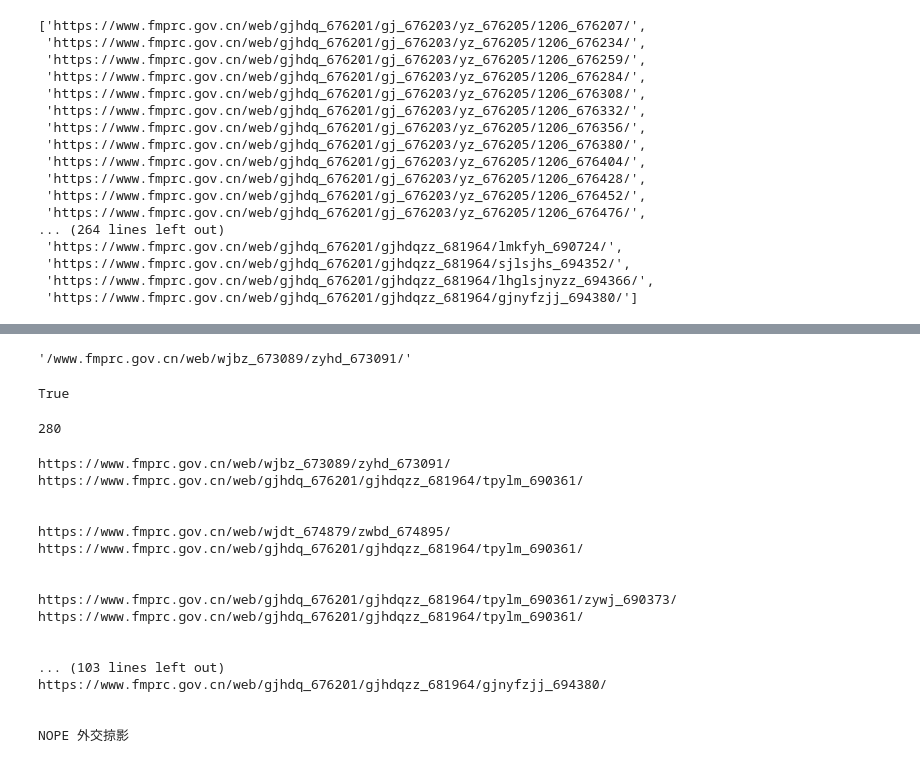
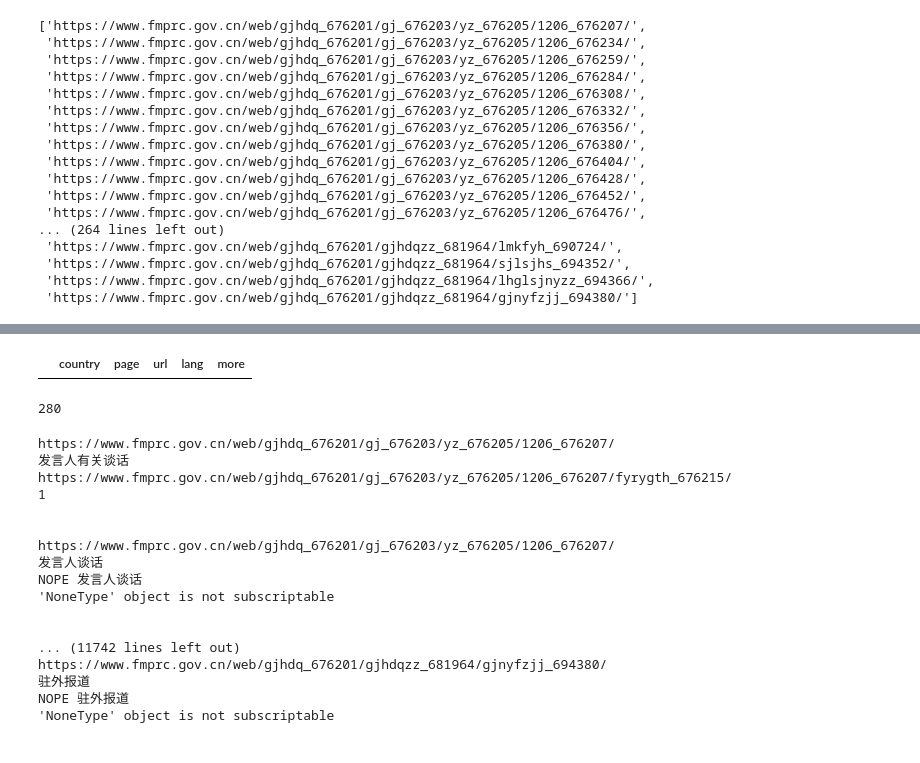
Before and after one commit to jjwalker3/chinaMFA, a Jupyter notebook: directoryScraping.ipynb, the cells around one changed output, grey strips where cells are left out. Saved outputs shown, nothing was run; the diff lists cells and outputs as text; code cells hidden in the pictures.

```diff
--- a/directoryScraping.ipynb
+++ b/directoryScraping.ipynb
@@ -105,2 +89,2 @@ soup.find(class_='nav').find_all('a')[-2].text
 # %%
-df = pd.DataFrame(columns=['country','page','url','lang'])
+topLevel = pd.DataFrame(columns=['country','page','url','lang','more'])
@@ -129,57 +91,58 @@ soup = BeautifulSoup(driver.page_source, 'lxml')
-# %%
-re.findall(r"/.+/$",str(soup.find("a", text='相关新闻')['href']))[0][1:]
-# %% [output]
-'/www.fmprc.gov.cn/web/wjbz_673089/zyhd_673091/'
-# %%
-if re.match("https://www.fmprc.gov.cn",str(soup.find("a", text='相关新闻')['href'])):
-    print (True)
-else:
-    print(False)
-# %% [output]
-True
+# %%
+topLevel
+# %% [output]
+|  | country | page | url | lang | more |
 # %%
 len(country_orgs)
 # %% [output]
 280
 # %%
-for i in country_orgs[-5:]:
+counter = 0
+for i in country_orgs:
     driver.get(i)
     soup = BeautifulSoup(driver.page_source, 'lxml')
     for k in subpages:
+        print('\n')
+        print(i)
+        print(k)
         try:
-            href = soup.find("a", text=k)['href']
+            href = soup.find(class_="rebox_l fl").find("a", text=k)['href']
             if re.search("https://www.fmprc.gov.cn",href):
                 href = href
+                print('CHECK')
             else:
                 href = i + re.split('/',href)[-2] + '/'
             print(href)
-            print(i)
-            print('\n')
-        except:
+
+            pagename = k
+            countryname = soup.find(class_='nav').find_all('a')[-2].text
+            lang = 'zh'
+            topLevel = topLevel.append({'url':href,
+                                        'page':pagename,
+                                        'country':countryname,
+                                        'lang':lang},
+                                       ignore_index=True)
+            counter += 1
+            print(counter)
+
+        except Exception as err:
             print('NOPE',k)
-#             pagename = k
-#             countryname = soup.find(class_='nav').find_all('a')[-2].text
-#             lang = 'zh'
-#             df = df.append({'url':href,
-#                             'page':pagename,
-#                             'country':countryname,
-#                             'lang':lang},
-#                            ignore_index=True)
+            print(err)
 # %% [output]
-https://www.fmprc.gov.cn/web/wjbz_673089/zyhd_673091/
-https://www.fmprc.gov.cn/web/gjhdq_676201/gjhdqzz_681964/tpylm_690361/
+https://www.fmprc.gov.cn/web/gjhdq_676201/gj_676203/yz_676205/1206_676207/
+发言人有关谈话
+https://www.fmprc.gov.cn/web/gjhdq_676201/gj_676203/yz_676205/1206_676207/fyrygth_676215/
+1
 
 
-https://www.fmprc.gov.cn/web/wjdt_674879/zwbd_674895/
-https://www.fmprc.gov.cn/web/gjhdq_676201/gjhdqzz_681964/tpylm_690361/
+https://www.fmprc.gov.cn/web/gjhdq_676201/gj_676203/yz_676205/1206_676207/
+发言人谈话
+NOPE 发言人谈话
+'NoneType' object is not subscriptable
 
 
-https://www.fmprc.gov.cn/web/gjhdq_676201/gjhdqzz_681964/tpylm_690361/zywj_690373/
-https://www.fmprc.gov.cn/web/gjhdq_676201/gjhdqzz_681964/tpylm_690361/
-
-
-... (103 lines left out)
+... (11742 lines left out)
 https://www.fmprc.gov.cn/web/gjhdq_676201/gjhdqzz_681964/gjnyfzjj_694380/
-
-
-NOPE 外交掠影
+驻外报道
+NOPE 驻外报道
+'NoneType' object is not subscriptable
```
Also changed, not shown: parts of 23 cells of this notebook, 4 other files.
